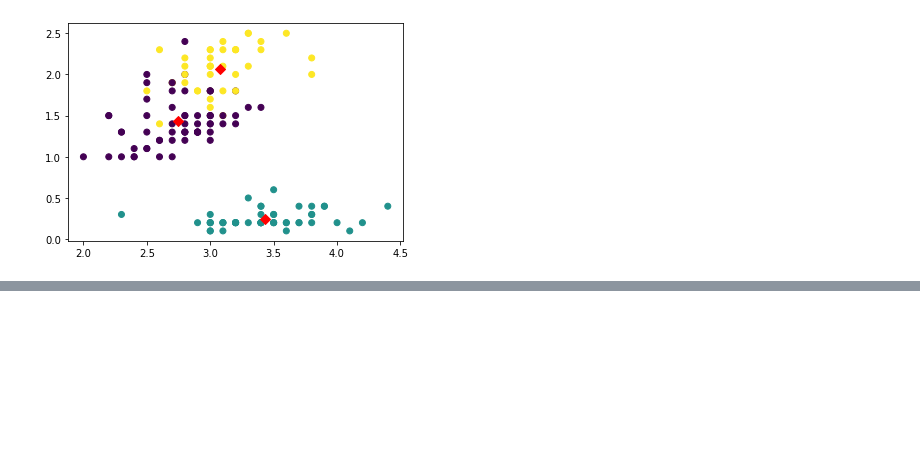
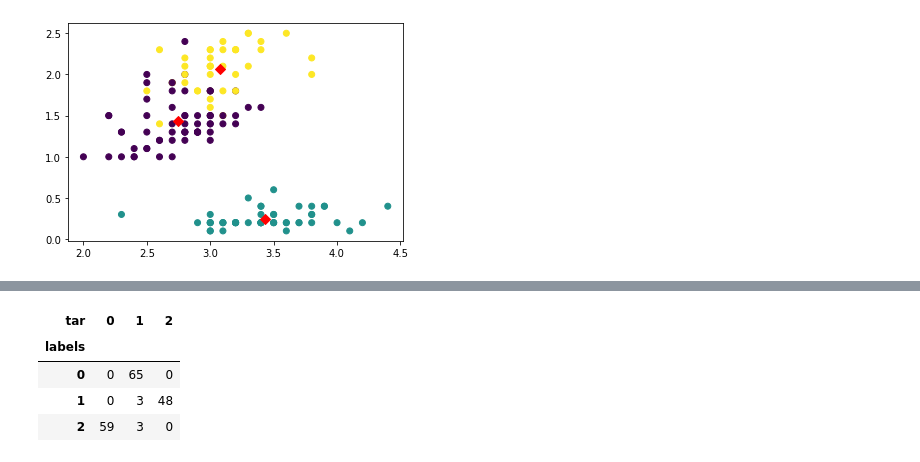
Before and after one commit to AkhilVinayakp/machine_Learning_Algorithms_python, a Jupyter notebook: ml_camp/unsuper.ipynb, the cells around one changed output, grey strips where cells are left out. Drawn from its saved outputs; the diff is of its cells as text; code cells hidden in the pictures; blank space fills up the shorter version.

```diff
--- a/ml_camp/unsuper.ipynb
+++ b/ml_camp/unsuper.ipynb
@@ -96,0 +148,17 @@ plt.scatter(c_3,c_4, marker ='D',c='r', s =50)
+# %%
+tar = wine.target
+# %%
+pipeline.fit(samples)
+labels = pipeline.predict(samples)
+# %%
+df = pd.DataFrame({'labels':labels, 'tar': tar})
+# %%
+ctab = pd.crosstab(df['labels'], df['tar'])
+# %%
+ctab
+# %% [output]
+| tar | 0 | 1 | 2 |
+| labels |  |  |  |
+| 0 | 0 | 65 | 0 |
+| 1 | 0 | 3 | 48 |
+| 2 | 59 | 3 | 0 |
```
Also changed, not shown: parts of 8 cells of this notebook.
